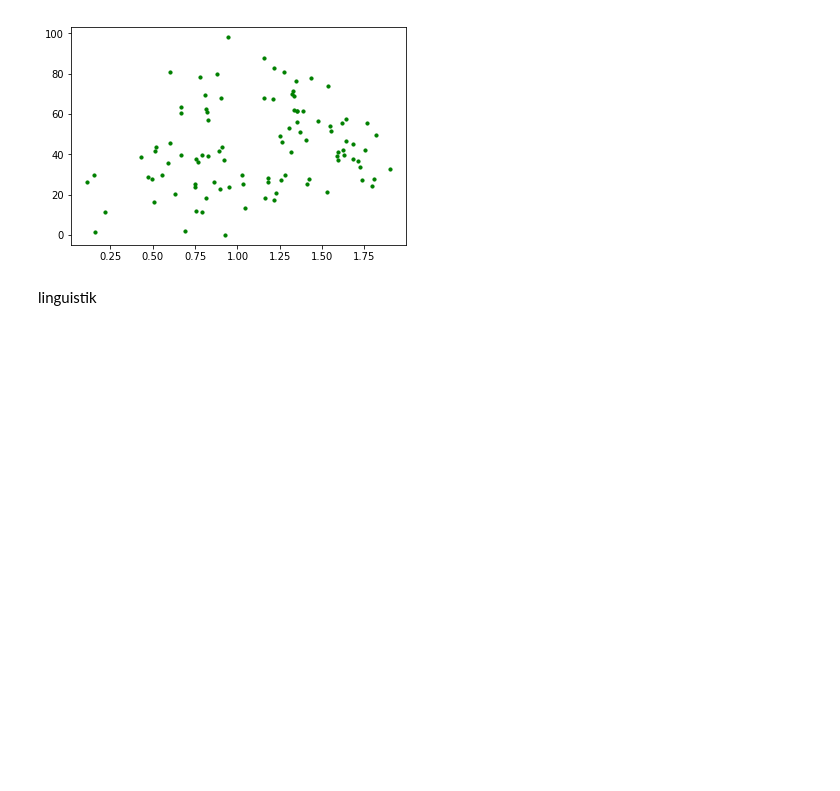
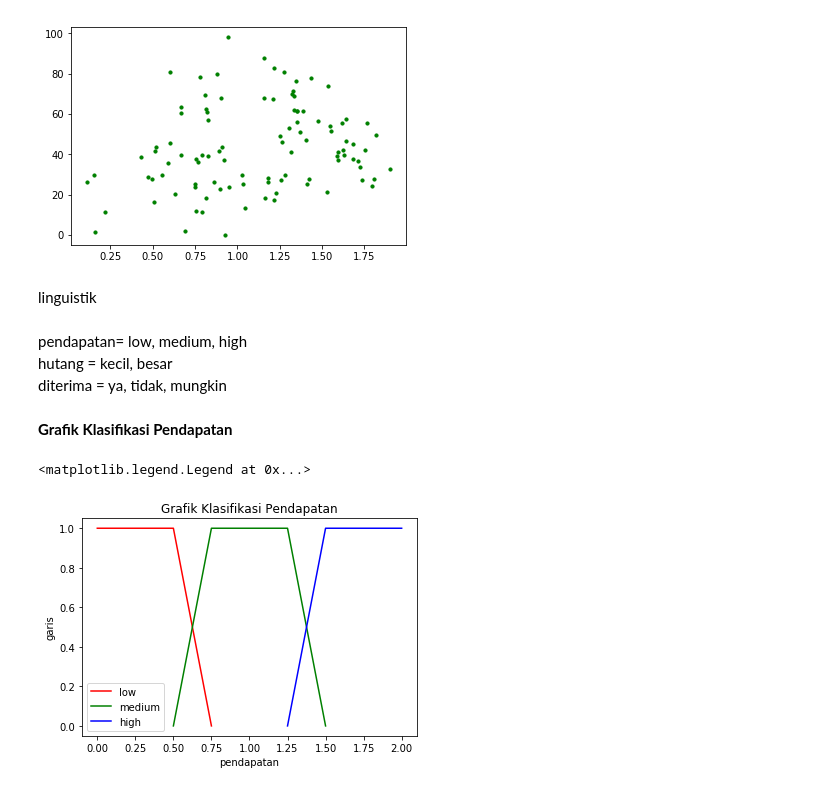
Before and after one commit to bastomy/TUGAS2_AI_1301178418, a Jupyter notebook: Main.ipynb, the cells around one changed output. Cells and saved outputs as stored; diff of their text form; code cells hidden in the pictures; blank space fills up the shorter version.

Commit message:
add grafik hutang and pendapatan

```diff
--- a/Main.ipynb
+++ b/Main.ipynb
@@ -29,0 +23,26 @@ pendapatan = np.squeeze(np.asarray(x))
+# %% [markdown]
+pendapatan= low, medium, high <br>
+hutang    = kecil, besar <br>
+diterima  = ya, tidak, mungkin <br>
+# %% [markdown]
+<strong>Grafik Klasifikasi Pendapatan</strong>
+# %%
+low_x = [0, 0.5, 0.75]
+low_y = [1, 1, 0]
+
+medium_x= [0.5, 0.75, 1.25,1.5]
+medium_y= [0, 1, 1 ,0]
+
+high_x = [1.25, 1.5, 2]
+high_y = [0, 1, 1]
+
+plt.plot(low_x, low_y, color="r" , label="low")
+plt.plot(medium_x, medium_y, color="g", label="medium")
+plt.plot(high_x, high_y, color="b", label="high")
+plt.xlabel('pendapatan')
+plt.ylabel('garis')
+plt.title('Grafik Klasifikasi Pendapatan')
+plt.legend()
+# %% [output]
+<matplotlib.legend.Legend at 0x...>
+[figure, added]
```
Also changed, not shown: parts of 7 cells of this notebook, 1 other file.
